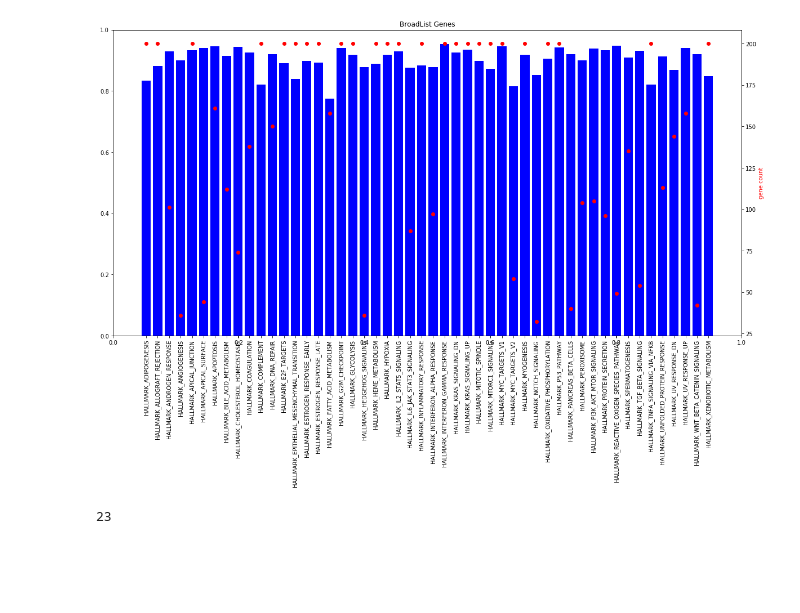
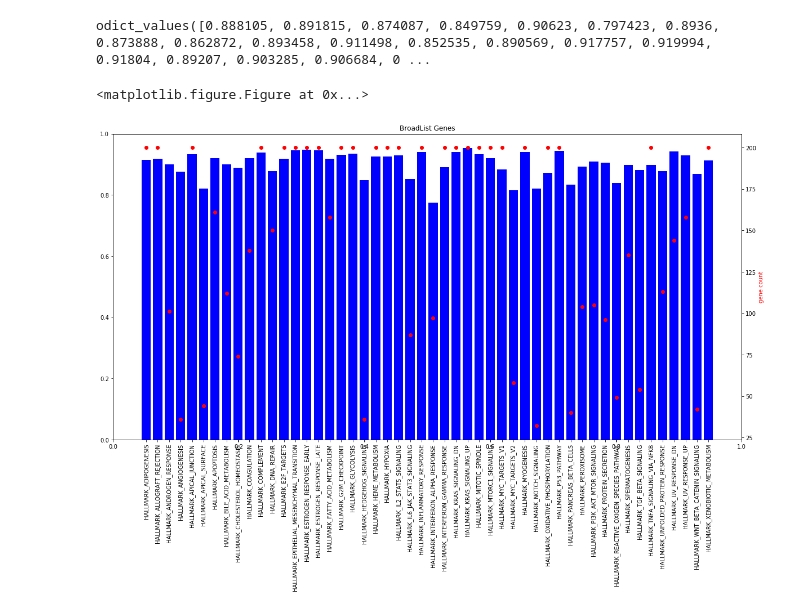
Before and after one commit to SystemsGenetics/gene-oracle, a Jupyter notebook: notebooks/AccuracyAcrossHallmarks_gtex.ipynb, the cells around one changed output. Cells and saved outputs as stored; diff of their text form; code cells hidden in the pictures; blank space fills up the shorter version.

```diff
--- a/notebooks/AccuracyAcrossHallmarks_gtex.ipynb
+++ b/notebooks/AccuracyAcrossHallmarks_gtex.ipynb
@@ -6,15 +6,23 @@ import numpy as np
 import sys
 import statistics
 from scipy import stats
-RAN_36 = "./../gtex_hallmark_random.log"
-ACCURACIES = "../logs/gtex_v7_hallmark_results.log"
+import collections
+RAN_GTEX = "./../gtex_hallmark_random.log"
+NR_ACC_GTEX= "../logs/gtex_v7_hallmark_results.log"
+NR_ACC_PAN = "../logs/panTCGA_hallmark_results.log"
+RAN_PAN = "../panTCGA_hallmark_random.log"
 # %%
 #Get Accuracies
 accurs = {}
-with open(ACCURACIES, "r") as f:
+with open(NR_ACC_GTEX, "r") as f:
             for line in f:
                 line = line.split('\t')
                 accurs[line[0]] = float(line[1])
+# %%
+od = collections.OrderedDict(sorted(accurs.items()))
+od.values()
+# %% [output]
+odict_values([0.888105, 0.891815, 0.874087, 0.849759, 0.90623, 0.797423, 0.8936, 0.873888, 0.862872, 0.893458, 0.911498, 0.852535, 0.890569, 0.917757, 0.919994, 0.91804, 0.89207, 0.903285, 0.906684, 0 ...
 # %%
 #Get Gene Counts
 with open("../logs/hallmark_gene_counts.json") as f:
@@ -26,30 +34,32 @@ gene_counts = []
 for key in datasets:
     gene_counts.append(gene_count_dict[key])
 # %%
+plt.clf()
 x = np.arange(len(datasets))
 
 fig = plt.figure(figsize=(20,10))
 plt.title("BroadList Genes")
 plt.xticks(x,datasets)
 plt.xticks(rotation=90)
 
 ax1 = fig.add_subplot(111)
 ax1.get_yaxis().set_visible(False)
 ax2=fig.add_subplot(111, frame_on=False)
 
-ax1.bar(x, accurs.values(), color='b')
+ax1.bar(x, od.values(), color='b')
 ax1.set_ylabel('accuracy',color='b')
 
 ax2 = ax1.twinx()
 ax2.scatter(x, gene_counts, color='r')
 ax2.yaxis.tick_right()
 ax2.xaxis.tick_bottom()
 ax2.yaxis.set_label_position('right')
 ax2.set_ylabel('gene count', color='r')
 
 plt.show()
 # %% [output]
+<matplotlib.figure.Figure at 0x...>
-[figure, old version]
+[figure, new version]
 # %%
 #Get Accuracies
 accurs_r = {}
@@ -57,7 +67,3 @@ with open(RAN_36, "r") as f:
             for line in f:
                 line = line.split('\t')
                 accurs_r[line[0]] = float(line[1])
-# %%
-len(accurs_r)
-# %% [output]
-23
```
Also changed, not shown: parts of 20 cells of this notebook.
